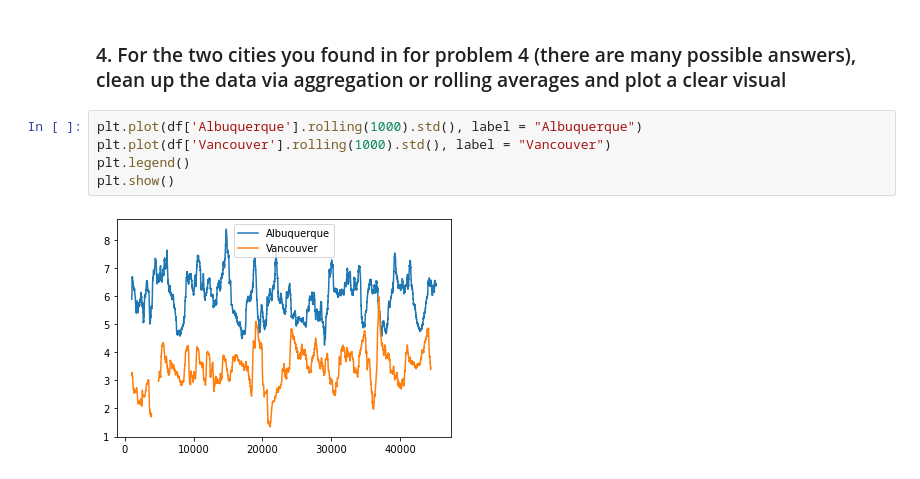
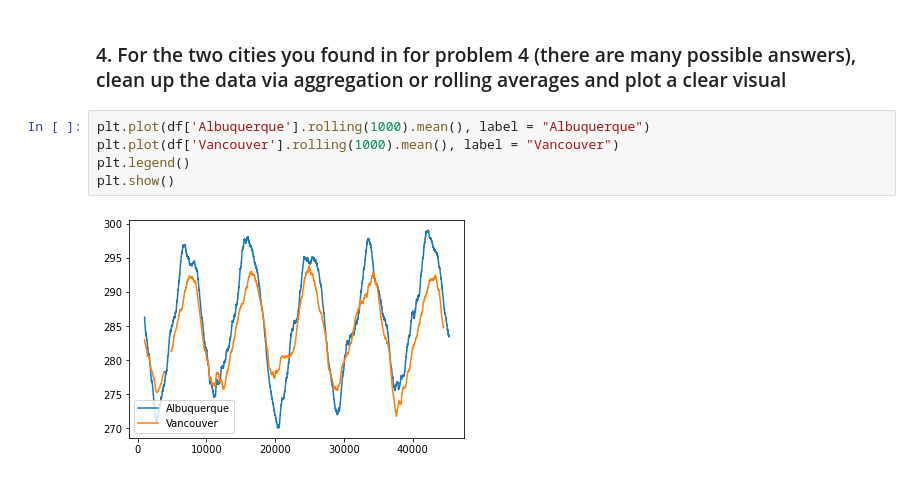
Before and after one commit to ytaiwo/Homework, a Jupyter notebook: week_11/Week11_Homework.ipynb, the cells around one changed output. Saved outputs shown, nothing was run; the diff lists cells and outputs as text.

```diff
--- a/week_11/Week11_Homework.ipynb
+++ b/week_11/Week11_Homework.ipynb
@@ -119,9 +105,9 @@ weather_avg
 # %% [markdown]
 ### 4. For the two cities you found in for problem 4 (there are many possible answers), clean up the data via aggregation or rolling averages and plot a clear visual
 # %%
-plt.plot(df['Albuquerque'].rolling(1000).std(), label = "Albuquerque")
-plt.plot(df['Vancouver'].rolling(1000).std(), label = "Vancouver")
+plt.plot(df['Albuquerque'].rolling(1000).mean(), label = "Albuquerque")
+plt.plot(df['Vancouver'].rolling(1000).mean(), label = "Vancouver")
 plt.legend()
 plt.show()
 # %% [output]
-[figure, old version]
+[figure, new version]
```
Also changed, not shown: parts of 6 cells of this notebook, 6 other files.
